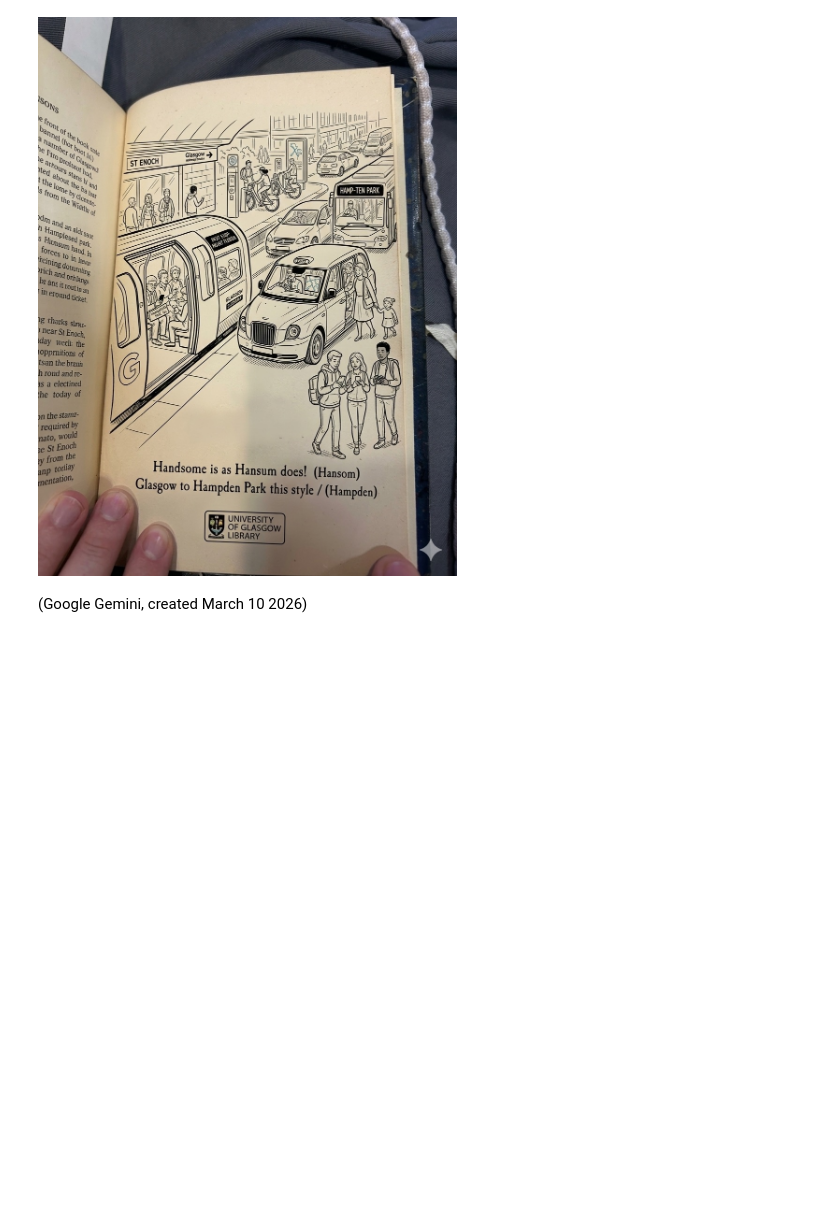
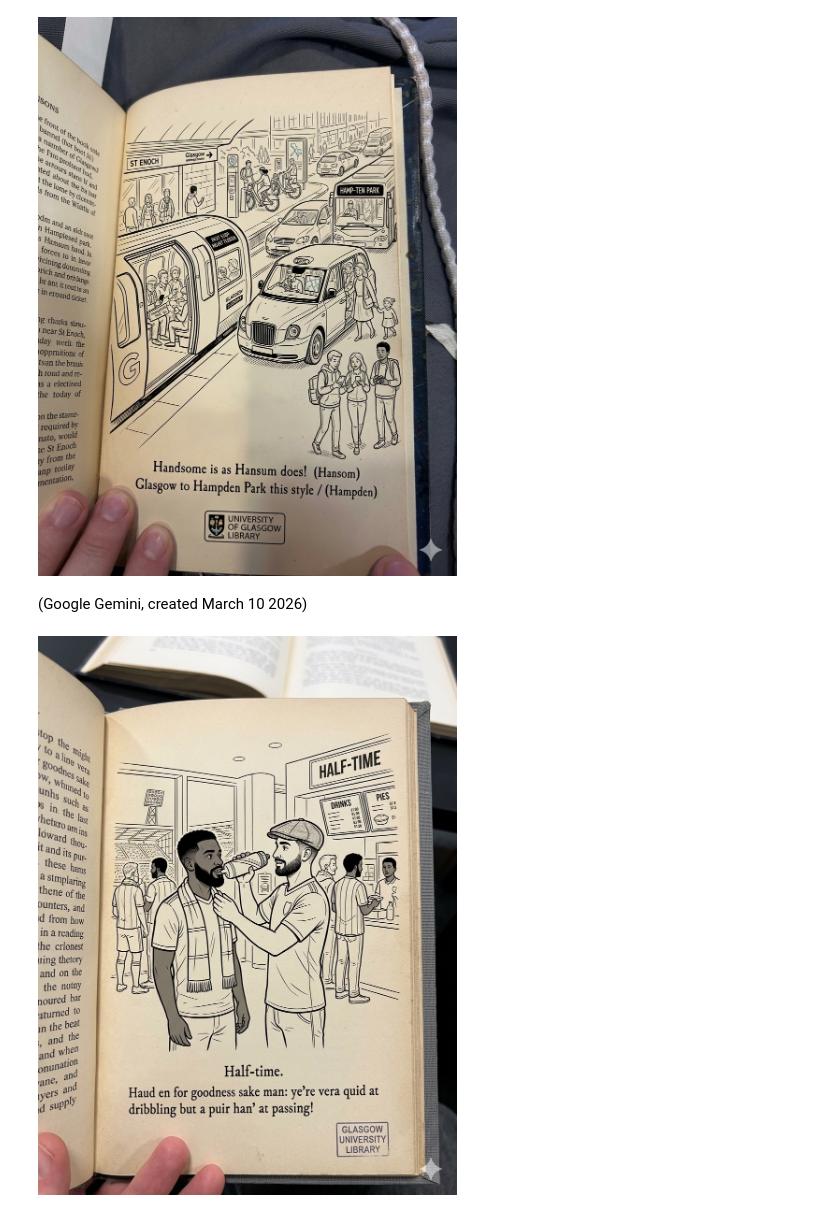
Before and after one commit to afullerton785/AI-B-Project-Portfolio, a Jupyter notebook: AI_Generation.ipynb, the cells around one changed output. Cells and saved outputs as stored; diff of their text form; code cells hidden in the pictures; blank space fills up the shorter version.

```diff
--- a/AI_Generation.ipynb
+++ b/AI_Generation.ipynb
@@ -9,3 +9,8 @@ Image ("Gemini_Travel_Page.jpg")
 [figure]
 # %% [markdown]
 (Google Gemini, created  March 10 2026)
+# %%
+from IPython.display import Image
+Image ("Gemini_Drink.jpg")
+# %% [output]
+[figure, added]
```
Also changed, not shown: parts of 3 cells of this notebook.
